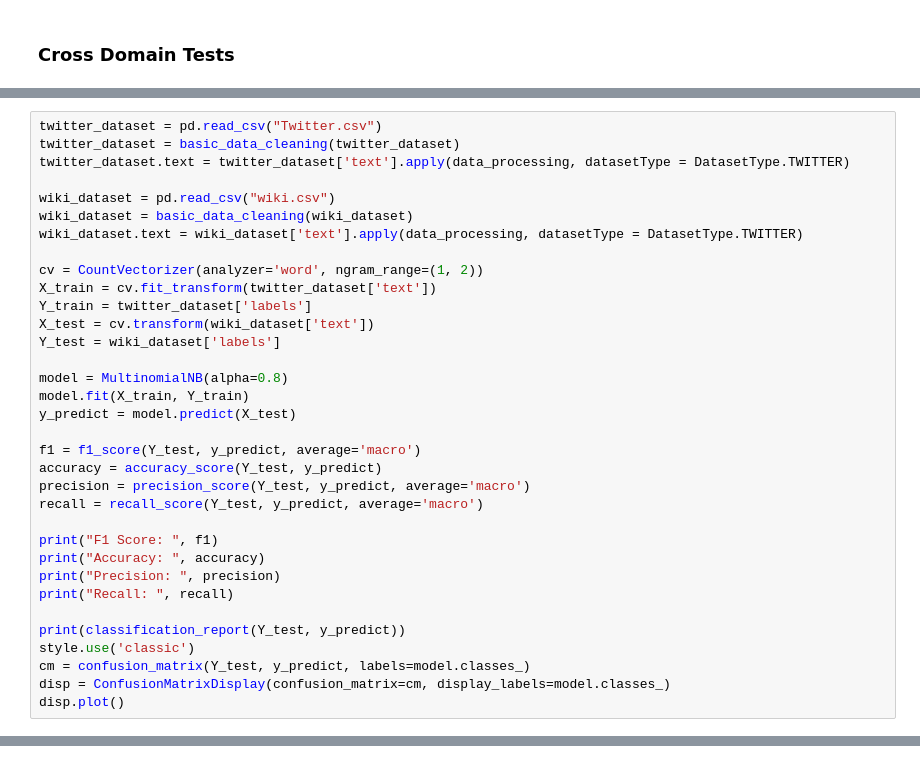
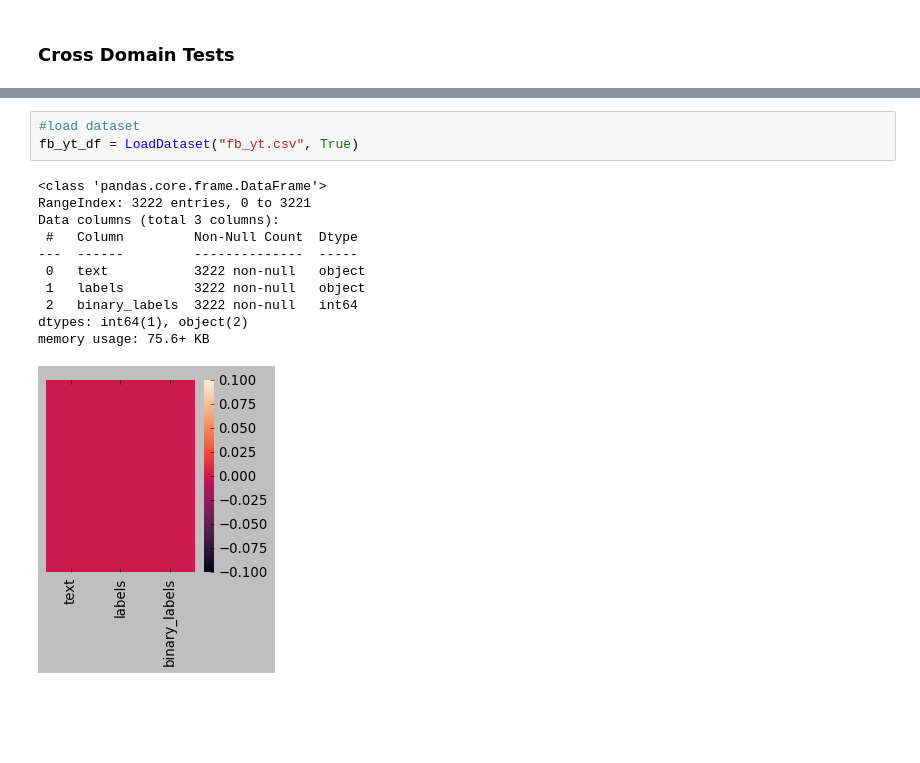
Before and after one commit to sayaranika/Abusive-Language-Detection-Using-Naive-Bayes, a Jupyter notebook: Abusive Language Detection.ipynb, the cells around one changed output, grey strips where cells are left out. Cells and saved outputs as stored; diff of their text form; blank space fills up the shorter version.

```diff
--- a/Abusive Language Detection.ipynb
+++ b/Abusive Language Detection.ipynb
@@ -387,34 +364,0 @@ weighted avg       0.83      0.83      0.83     25202
-# %%
-twitter_dataset = pd.read_csv("Twitter.csv")
-twitter_dataset = basic_data_cleaning(twitter_dataset)
-twitter_dataset.text = twitter_dataset['text'].apply(data_processing, datasetType = DatasetType.TWITTER)
-
-wiki_dataset = pd.read_csv("wiki.csv")
-wiki_dataset = basic_data_cleaning(wiki_dataset)
-wiki_dataset.text = wiki_dataset['text'].apply(data_processing, datasetType = DatasetType.TWITTER)
-
-cv = CountVectorizer(analyzer='word', ngram_range=(1, 2))
-X_train = cv.fit_transform(twitter_dataset['text'])
-Y_train = twitter_dataset['labels']
-X_test = cv.transform(wiki_dataset['text'])
-Y_test = wiki_dataset['labels']
-
-model = MultinomialNB(alpha=0.8)
-model.fit(X_train, Y_train)
-y_predict = model.predict(X_test)
-
-f1 = f1_score(Y_test, y_predict, average='macro')
-accuracy = accuracy_score(Y_test, y_predict)
-precision = precision_score(Y_test, y_predict, average='macro')
-recall = recall_score(Y_test, y_predict, average='macro')
-
-print("F1 Score: ", f1)
-print("Accuracy: ", accuracy)
-print("Precision: ", precision)
-print("Recall: ", recall)
-
-print(classification_report(Y_test, y_predict))
-style.use('classic')
-cm = confusion_matrix(Y_test, y_predict, labels=model.classes_)
-disp = ConfusionMatrixDisplay(confusion_matrix=cm, display_labels=model.classes_)
-disp.plot()
@@ -460,0 +386,15 @@ memory usage: 20.9+ MB
+# %%
+#load dataset
+fb_yt_df = LoadDataset("fb_yt.csv", True)
+# %% [output]
+<class 'pandas.core.frame.DataFrame'>
+RangeIndex: 3222 entries, 0 to 3221
+Data columns (total 3 columns):
+ #   Column         Non-Null Count  Dtype
+---  ------         --------------  -----
+ 0   text           3222 non-null   object
+ 1   labels         3222 non-null   object
+ 2   binary_labels  3222 non-null   int64
+dtypes: int64(1), object(2)
+memory usage: 75.6+ KB
+[figure, added]
```
Also changed, not shown: parts of 44 cells of this notebook, 1 other file.
